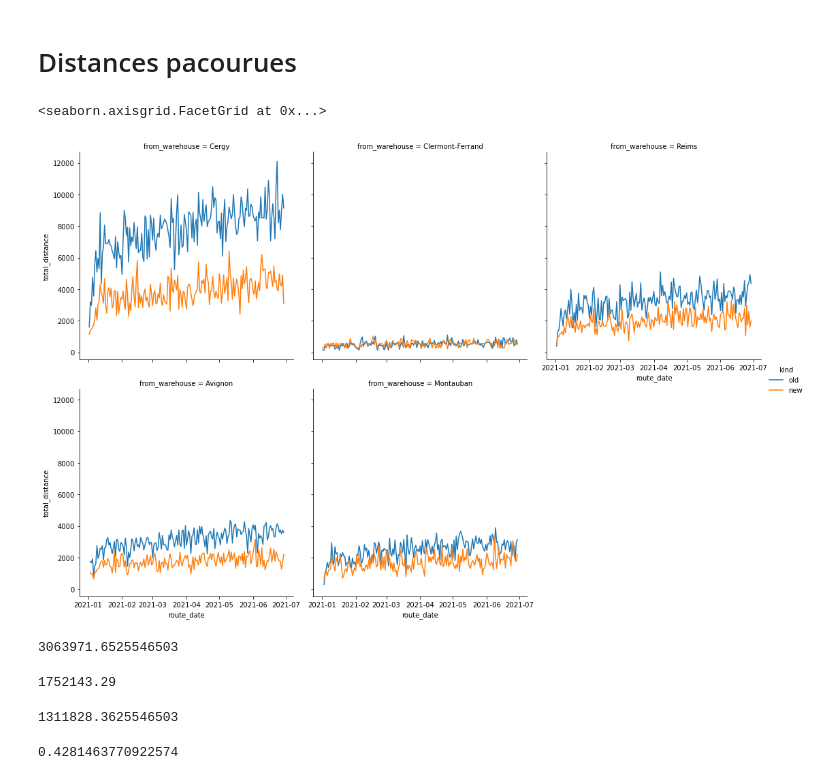
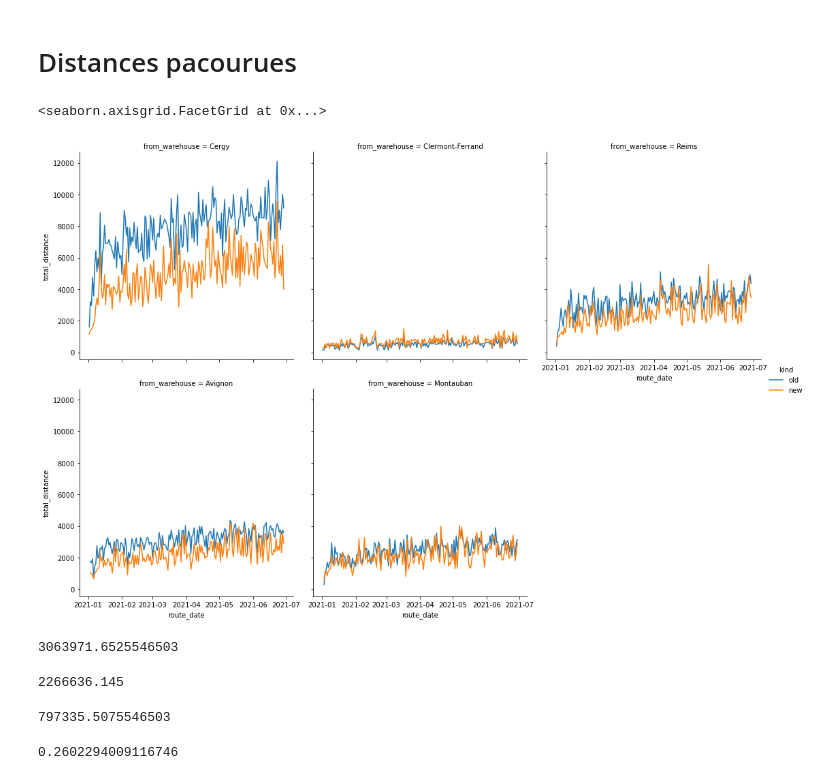
Before and after one commit to maximecharpentierdata/eki-g17, a Jupyter notebook: opti_results.ipynb, the cells around one changed output. Drawn from its saved outputs; the diff is of its cells as text; code cells hidden in the pictures.

```diff
--- a/opti_results.ipynb
+++ b/opti_results.ipynb
@@ -12,7 +12,7 @@ for csv_file in os.listdir("./data_clean"):
     if csv_file[-3:] == "csv":
         globals()[csv_file[:-4]] = pd.read_csv("./data_clean/" + csv_file)
 # %%
-new_routes = pd.read_csv("new_routes.csv")
+new_routes = pd.read_csv("./data_clean/new_routes.csv")
 # %%
 new_routes
 # %% [output]
@@ -70,20 +70,19 @@ Text(0.5, 1.0, 'Distribution des taux de remplissage des camions')
 # %%
 df1 = routes[["route_date", "total_distance", "from_warehouse"]].groupby(["route_date", "from_warehouse"]).agg("sum").reset_index()
 df1["kind"] = "old"
-df2 = new_routes[["route_date", "total_distance", "frow_warehouse"]].groupby(["route_date", "frow_warehouse"]).agg("sum").reset_index()
+df2 = new_routes[["route_date", "total_distance", "from_warehouse"]].groupby(["route_date", "from_warehouse"]).agg("sum").reset_index()
 df2["kind"] = "new"
-df2["from_warehouse"] = df2["frow_warehouse"]
 
-distances = df1.append(df2).drop("frow_warehouse", axis=1)
+distances = df1.append(df2)
 
 distances["route_date"] = pd.to_datetime(distances["route_date"])
 
 g = sns.FacetGrid(distances, col="from_warehouse", hue="kind", col_wrap=3, height=5)
 g.map(sns.lineplot, "route_date", "total_distance")
 g.add_legend()
 # %% [output]
 <seaborn.axisgrid.FacetGrid at 0x...>
-[figure, old version]
+[figure, new version]
 # %%
 routes["total_distance"].sum()
 # %% [output]
@@ -91,12 +90,12 @@ routes["total_distance"].sum()
 # %%
 new_routes["total_distance"].sum()
 # %% [output]
-1752143.29
+2266636.145
 # %%
 routes["total_distance"].sum() - new_routes["total_distance"].sum()
 # %% [output]
-1311828.3625546503
+797335.5075546503
 # %%
 (routes["total_distance"].sum() - new_routes["total_distance"].sum()) / routes["total_distance"].sum()
 # %% [output]
-0.4281463770922574
+0.2602294009116746
```
Also changed, not shown: parts of 6 cells of this notebook, 20 other files.
